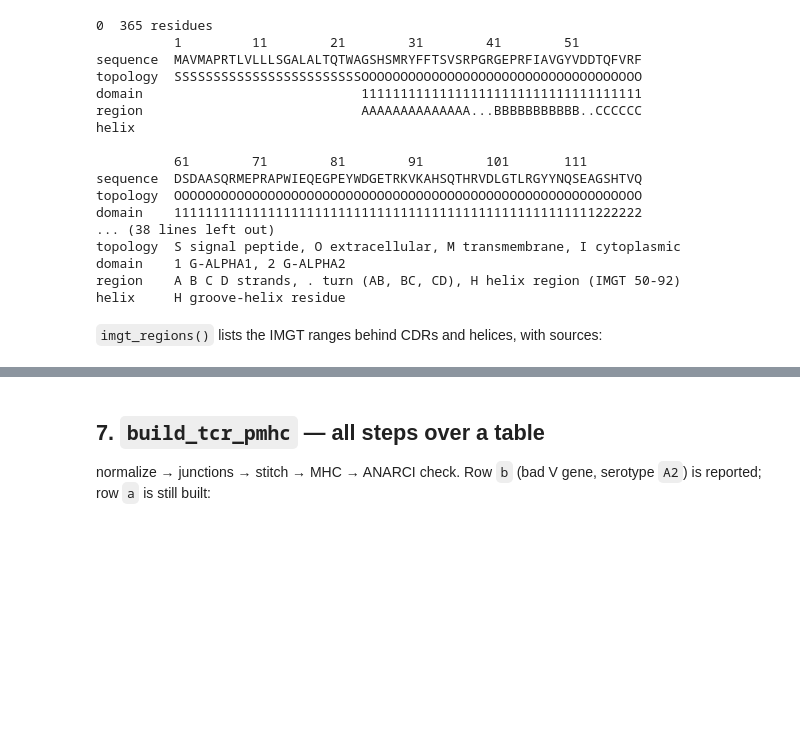
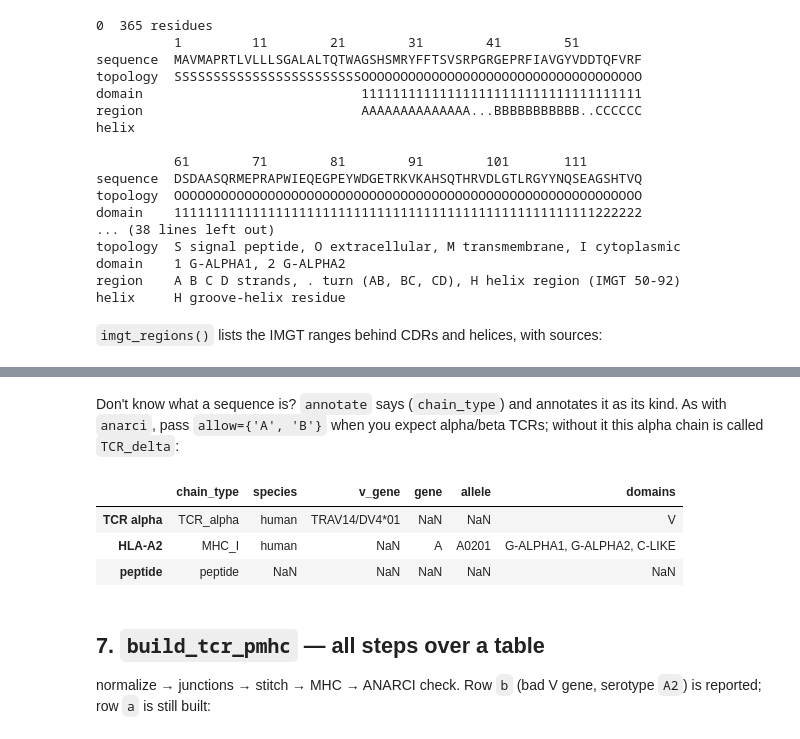
Before and after one commit to akdslab/tcrkit, a Jupyter notebook: notebooks/tcrkit_showcase.ipynb, the cells around one changed output, grey strips where cells are left out. Drawn from its saved outputs; the diff is of its cells as text; code cells hidden in the pictures; blank space fills up the shorter version.

```diff
--- a/notebooks/tcrkit_showcase.ipynb
+++ b/notebooks/tcrkit_showcase.ipynb
@@ -197,6 +197,16 @@ tcrkit.imgt_regions()
 | 4 | mhc | I | heavy | G-ALPHA2 | helix | helix | 52 | 86 |  | tcrkit helix='imgt': the groove-h... |
 | 5 | mhc | II | alpha | G-ALPHA | helix | helix | 50 | 86 |  | tcrkit helix='imgt': the groove-h... |
 | 6 | mhc | II | beta | G-BETA | helix | helix | 52 | 86 | 61B, 62 | tcrkit helix='imgt': the groove-h... |
+# %% [markdown]
+Don't know what a sequence is? `annotate` says (`chain_type`) and annotates it as its kind. As with `anarci`, pass `allow={'A', 'B'}` when you expect alpha/beta TCRs; without it this alpha chain is called `TCR_delta`:
+# %%
+tcrkit.annotate({'TCR alpha': alpha, 'HLA-A2': a2, 'peptide': 'GILGFVFTL'},
+                allow={'A', 'B'}, progress_bar=False)[['chain_type', 'species', 'v_gene', 'gene', 'allele', 'domains']]
+# %% [output]
+|  | chain_type | species | v_gene | gene | allele | domains |
+| TCR alpha | TCR_alpha | human | TRAV14/DV4*01 | NaN | NaN | V |
+| HLA-A2 | MHC_I | human | NaN | A | A0201 | G-ALPHA1, G-ALPHA2, C-LIKE |
+| peptide | peptide | NaN | NaN | NaN | NaN | NaN |
 # %% [markdown]
 ## 7. `build_tcr_pmhc` — all steps over a table
 
```
Also changed, not shown: parts of 1 cell of this notebook, 6 other files.
